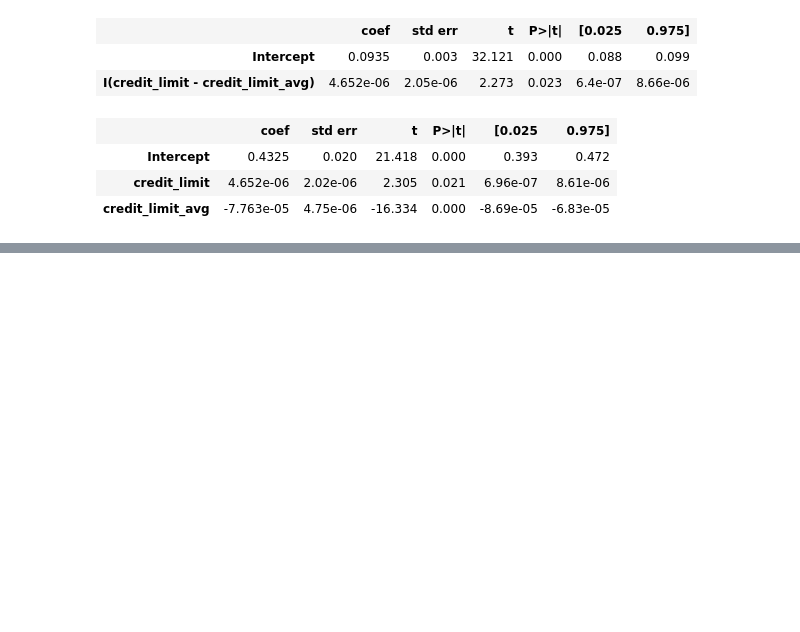
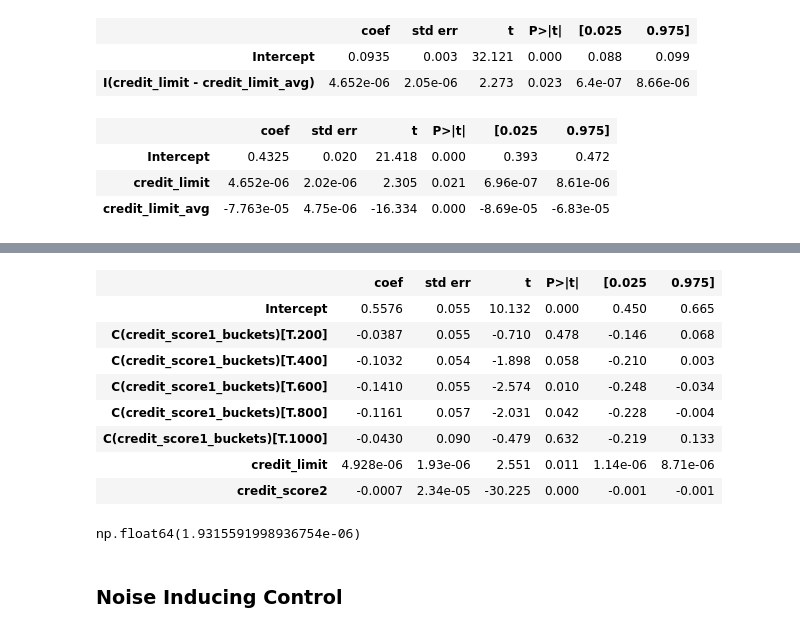
Before and after one commit to Sechi42/Causal_Inference-with-python, a Jupyter notebook: ch04/ch04.ipynb, the cells around one changed output, grey strips where cells are left out. Saved outputs shown, nothing was run; the diff lists cells and outputs as text; code cells hidden in the pictures; blank space fills up the shorter version.

Commit message:
Continua el estudio de criterio para selección de controles en un experimento de causalidad

```diff
--- a/ch04/ch04.ipynb
+++ b/ch04/ch04.ipynb
@@ -1603,0 +1631,20 @@ model.summary().tables[1]
+# %%
+formula = "default~credit_limit+C(credit_score1_buckets)+credit_score2"
+model = smf.ols(formula, data=risk_data_rnd.to_pandas()).fit()
+model.summary().tables[1]
+# %% [output]
+|  | coef | std err | t | P>|t| | [0.025 | 0.975] |
+| Intercept | 0.5576 | 0.055 | 10.132 | 0.000 | 0.450 | 0.665 |
+| C(credit_score1_buckets)[T.200] | -0.0387 | 0.055 | -0.710 | 0.478 | -0.146 | 0.068 |
+| C(credit_score1_buckets)[T.400] | -0.1032 | 0.054 | -1.898 | 0.058 | -0.210 | 0.003 |
+| C(credit_score1_buckets)[T.600] | -0.1410 | 0.055 | -2.574 | 0.010 | -0.248 | -0.034 |
+| C(credit_score1_buckets)[T.800] | -0.1161 | 0.057 | -2.031 | 0.042 | -0.228 | -0.004 |
+| C(credit_score1_buckets)[T.1000] | -0.0430 | 0.090 | -0.479 | 0.632 | -0.219 | 0.133 |
+| credit_limit | 4.928e-06 | 1.93e-06 | 2.551 | 0.011 | 1.14e-06 | 8.71e-06 |
+| credit_score2 | -0.0007 | 2.34e-05 | -30.225 | 0.000 | -0.001 | -0.001 |
+# %%
+model.bse["credit_limit"]
+# %% [output]
+np.float64(1.9315591998936754e-06)
+# %% [markdown]
+### Noise Inducing Control
```
Also changed, not shown: parts of 14 cells of this notebook, 3 other files.
